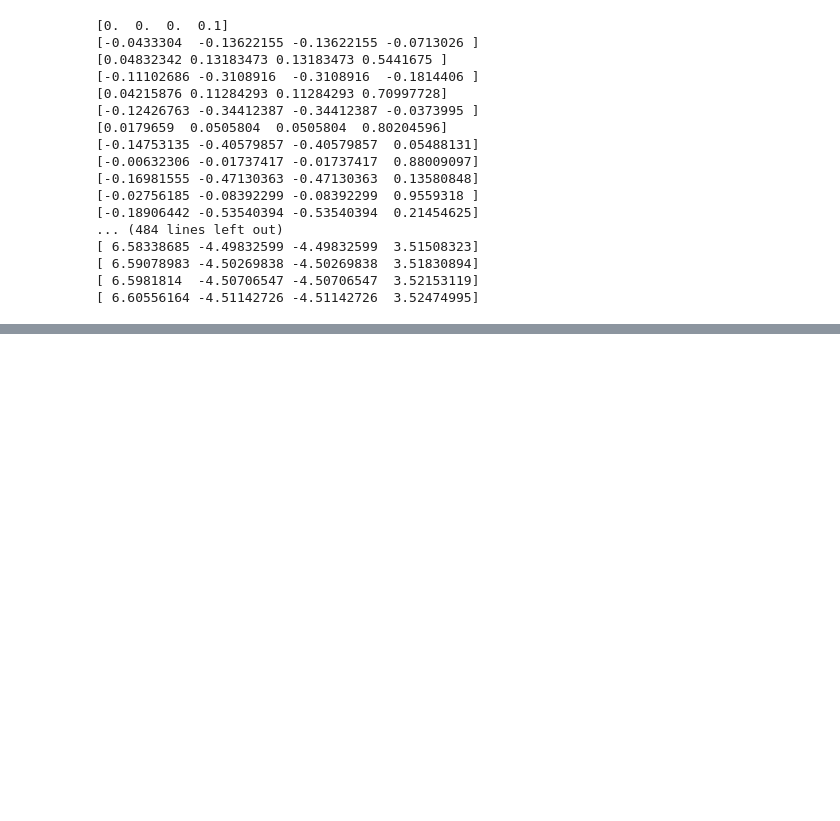
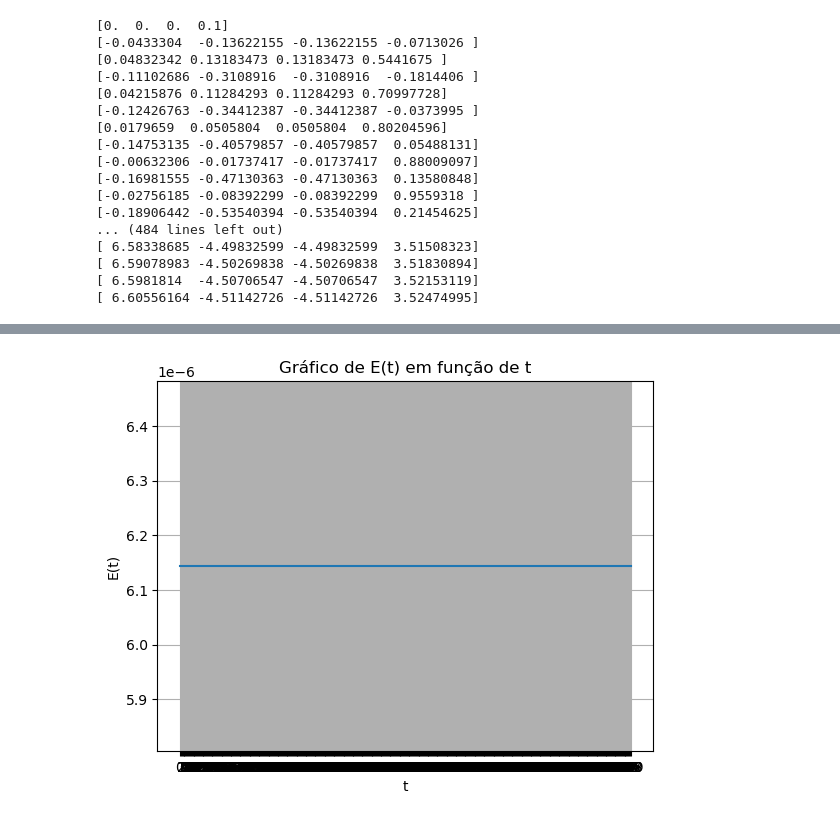
Before and after one commit to GuiSSMartins/OML-MMC, a Jupyter notebook: CLogPKd_MGmB.ipynb, the cells around one changed output, grey strips where cells are left out. Cells and saved outputs as stored; diff of their text form; code cells hidden in the pictures; blank space fills up the shorter version.

```diff
--- a/CLogPKd_MGmB.ipynb
+++ b/CLogPKd_MGmB.ipynb
@@ -107,0 +257,17 @@ plt.show()
+# %%
+t = list(range(len(E)))
+
+# Plotando o gráfico
+plt.plot(t, E, linestyle='-')
+plt.xticks(t)
+
+# Configurações adicionais do gráfico
+plt.xlabel('t')
+plt.ylabel('E(t)')
+plt.title('Gráfico de E(t) em função de t')
+plt.grid(True)
+
+# Exibindo o gráfico
+plt.show()
+# %% [output]
+[figure, added]
```
Also changed, not shown: parts of 12 cells of this notebook.
